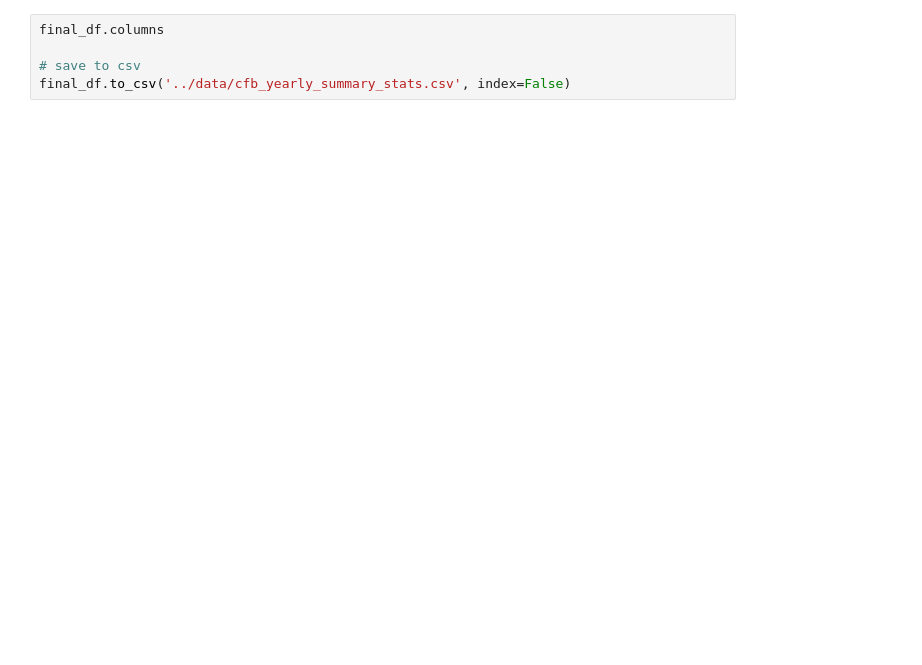
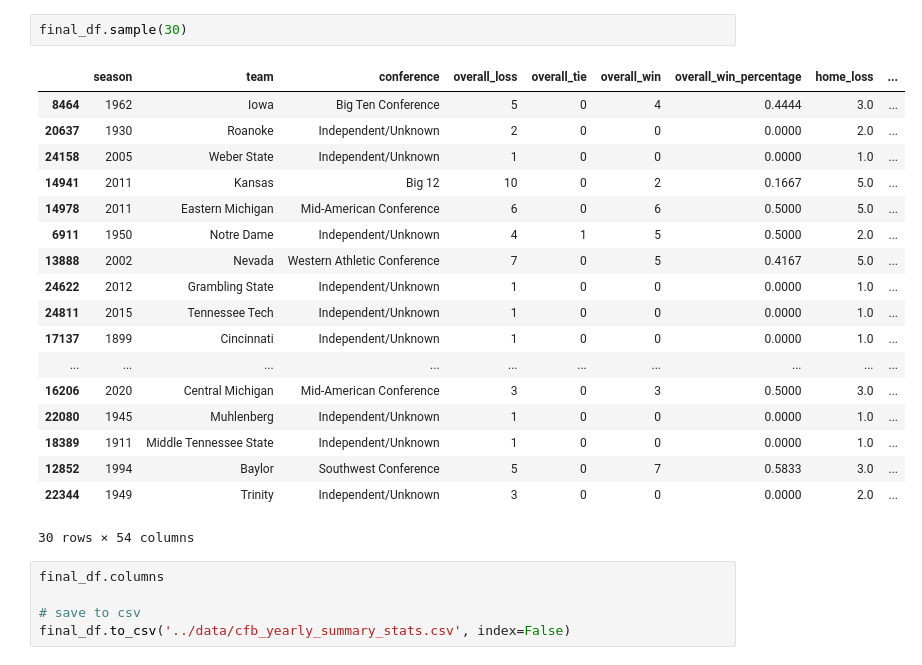
Before and after one commit to JSmith1826/cfb_conferences, a Jupyter notebook: workbook/transform_create_yearly_summary_stats.ipynb, the cells around one changed output. Cells and saved outputs as stored; diff of their text form; blank space fills up the shorter version.

```diff
--- a/workbook/transform_create_yearly_summary_stats.ipynb
+++ b/workbook/transform_create_yearly_summary_stats.ipynb
@@ -130,4 +232,25 @@ final_df.head()
 5 rows × 54 columns
+# %%
+final_df.sample(30)
+# %% [output]
+|  | season | team | conference | overall_loss | overall_tie | overall_win | overall_win_percentage | home_loss | ... |
+| 8464 | 1962 | Iowa | Big Ten Conference | 5 | 0 | 4 | 0.4444 | 3.0 | ... |
+| 20637 | 1930 | Roanoke | Independent/Unknown | 2 | 0 | 0 | 0.0000 | 2.0 | ... |
+| 24158 | 2005 | Weber State | Independent/Unknown | 1 | 0 | 0 | 0.0000 | 1.0 | ... |
+| 14941 | 2011 | Kansas | Big 12 | 10 | 0 | 2 | 0.1667 | 5.0 | ... |
+| 14978 | 2011 | Eastern Michigan | Mid-American Conference | 6 | 0 | 6 | 0.5000 | 5.0 | ... |
+| 6911 | 1950 | Notre Dame | Independent/Unknown | 4 | 1 | 5 | 0.5000 | 2.0 | ... |
+| 13888 | 2002 | Nevada | Western Athletic Conference | 7 | 0 | 5 | 0.4167 | 5.0 | ... |
+| 24622 | 2012 | Grambling State | Independent/Unknown | 1 | 0 | 0 | 0.0000 | 1.0 | ... |
+| 24811 | 2015 | Tennessee Tech | Independent/Unknown | 1 | 0 | 0 | 0.0000 | 1.0 | ... |
+| 17137 | 1899 | Cincinnati | Independent/Unknown | 1 | 0 | 0 | 0.0000 | 1.0 | ... |
+| ... | ... | ... | ... | ... | ... | ... | ... | ... | ... |
+| 16206 | 2020 | Central Michigan | Mid-American Conference | 3 | 0 | 3 | 0.5000 | 3.0 | ... |
+| 22080 | 1945 | Muhlenberg | Independent/Unknown | 1 | 0 | 0 | 0.0000 | 1.0 | ... |
+| 18389 | 1911 | Middle Tennessee State | Independent/Unknown | 1 | 0 | 0 | 0.0000 | 1.0 | ... |
+| 12852 | 1994 | Baylor | Southwest Conference | 5 | 0 | 7 | 0.5833 | 3.0 | ... |
+| 22344 | 1949 | Trinity | Independent/Unknown | 3 | 0 | 0 | 0.0000 | 2.0 | ... |
+30 rows × 54 columns
 # %%
 final_df.columns
 
```
Also changed, not shown: parts of 7 cells of this notebook, 9 other files.
